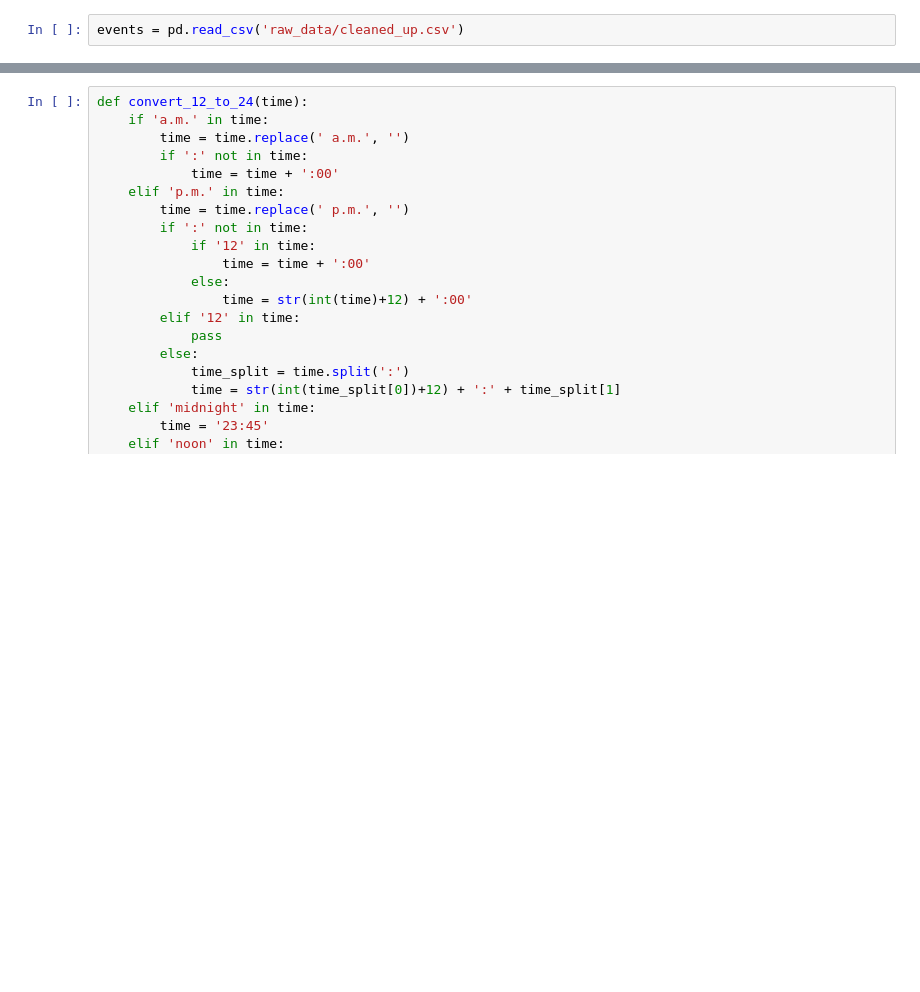
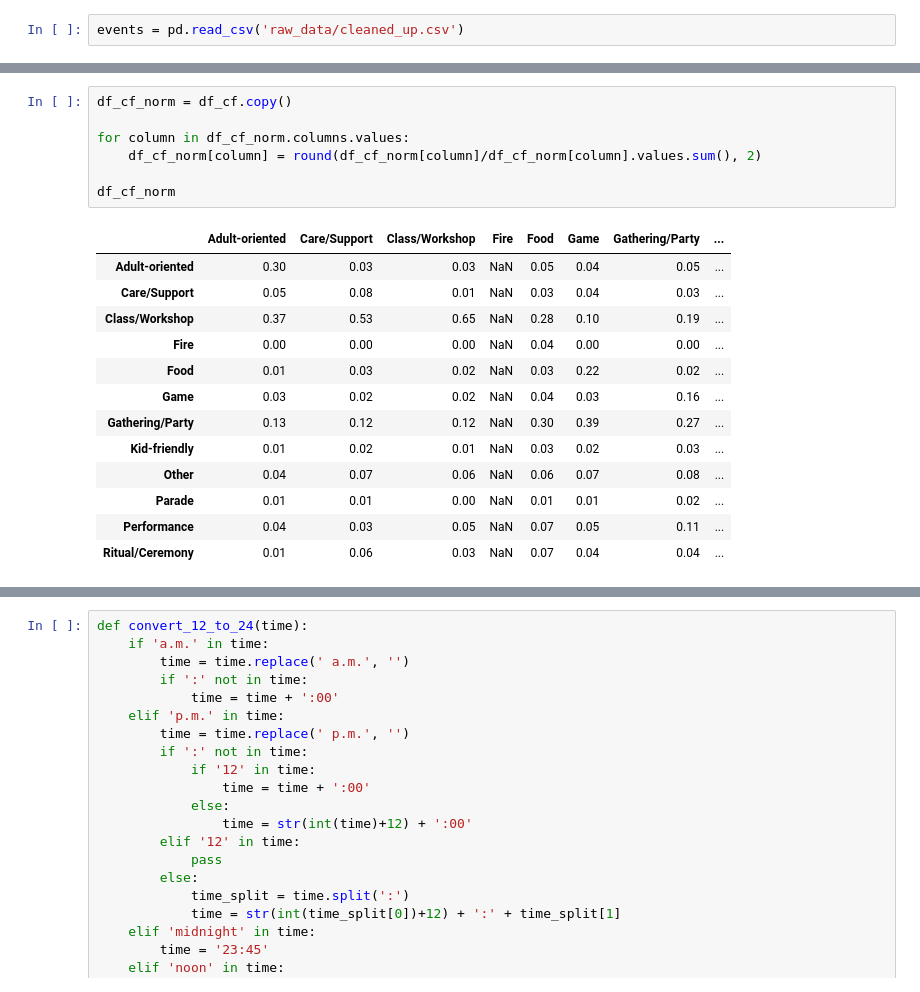
Before and after one commit to nikitabu/Playa_Events, a Jupyter notebook: Classifying Burning Man Events.ipynb, the cells around one changed output, grey strips where cells are left out. Cells and saved outputs as stored; diff of their text form; blank space fills up the shorter version.

```diff
--- a/Classifying Burning Man Events.ipynb
+++ b/Classifying Burning Man Events.ipynb
@@ -40,0 +159,21 @@ events = pd.read_csv('raw_data/cleaned_up.csv')
+# %%
+df_cf_norm = df_cf.copy()
+
+for column in df_cf_norm.columns.values:
+    df_cf_norm[column] = round(df_cf_norm[column]/df_cf_norm[column].values.sum(), 2)
+
+df_cf_norm
+# %% [output]
+|  | Adult-oriented | Care/Support | Class/Workshop | Fire | Food | Game | Gathering/Party | ... |
+| Adult-oriented | 0.30 | 0.03 | 0.03 | NaN | 0.05 | 0.04 | 0.05 | ... |
+| Care/Support | 0.05 | 0.08 | 0.01 | NaN | 0.03 | 0.04 | 0.03 | ... |
+| Class/Workshop | 0.37 | 0.53 | 0.65 | NaN | 0.28 | 0.10 | 0.19 | ... |
+| Fire | 0.00 | 0.00 | 0.00 | NaN | 0.04 | 0.00 | 0.00 | ... |
+| Food | 0.01 | 0.03 | 0.02 | NaN | 0.03 | 0.22 | 0.02 | ... |
+| Game | 0.03 | 0.02 | 0.02 | NaN | 0.04 | 0.03 | 0.16 | ... |
+| Gathering/Party | 0.13 | 0.12 | 0.12 | NaN | 0.30 | 0.39 | 0.27 | ... |
+| Kid-friendly | 0.01 | 0.02 | 0.01 | NaN | 0.03 | 0.02 | 0.03 | ... |
+| Other | 0.04 | 0.07 | 0.06 | NaN | 0.06 | 0.07 | 0.08 | ... |
+| Parade | 0.01 | 0.01 | 0.00 | NaN | 0.01 | 0.01 | 0.02 | ... |
+| Performance | 0.04 | 0.03 | 0.05 | NaN | 0.07 | 0.05 | 0.11 | ... |
+| Ritual/Ceremony | 0.01 | 0.06 | 0.03 | NaN | 0.07 | 0.04 | 0.04 | ... |
```
Also changed, not shown: parts of 21 cells of this notebook.
